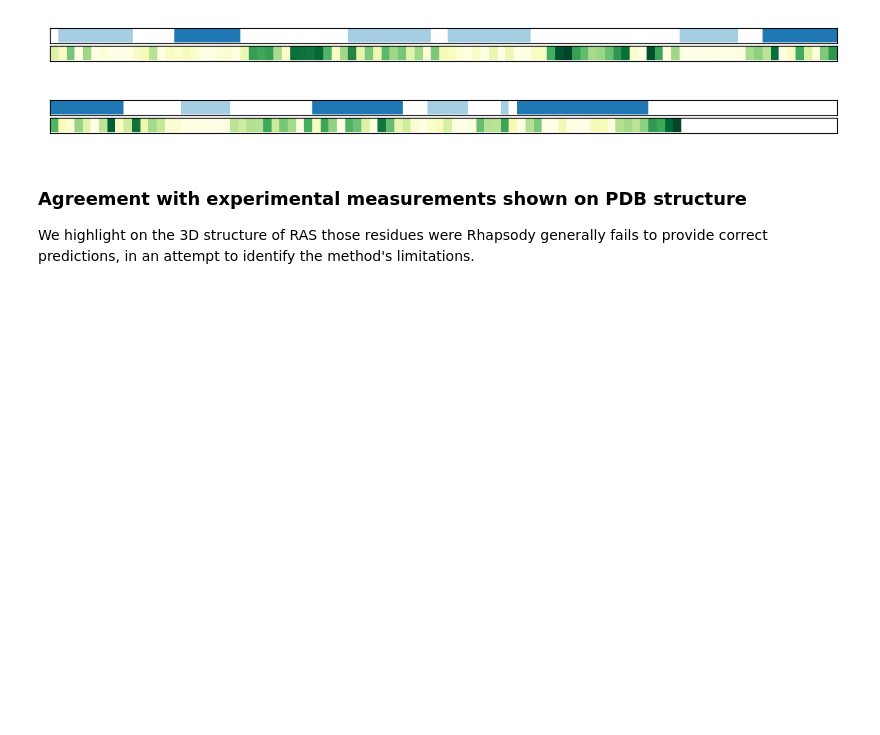
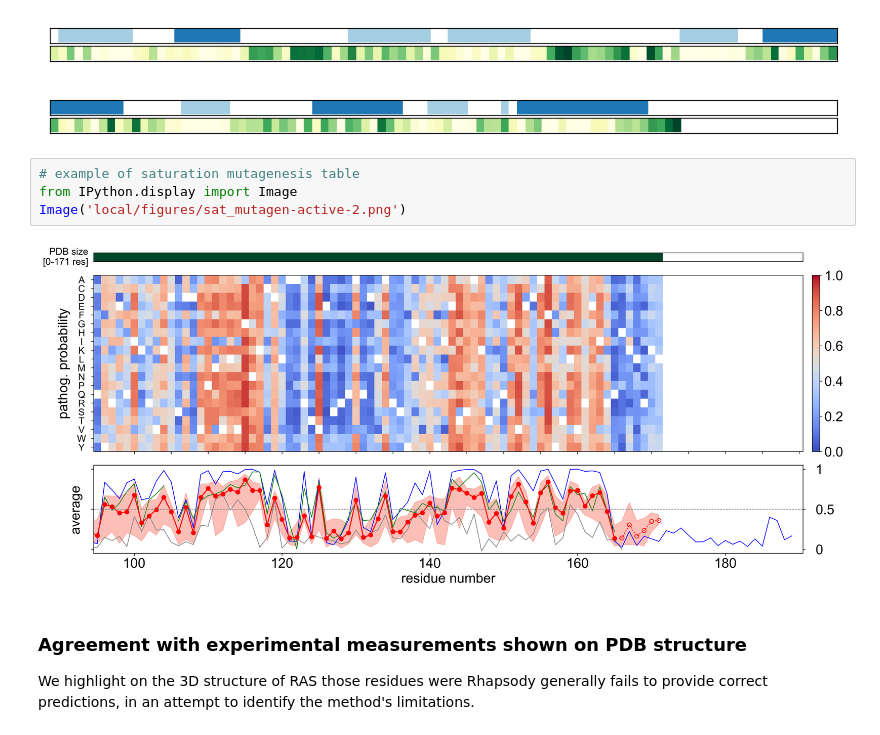
Before and after one commit to prody/rhapsody-tutorials, a Jupyter notebook: paper_Supplementary_Info/02-RAS_analysis/RAS_variants_analysis.ipynb, the cells around one changed output. Saved outputs shown, nothing was run; the diff lists cells and outputs as text; blank space fills up the shorter version.

```diff
--- a/paper_Supplementary_Info/02-RAS_analysis/RAS_variants_analysis.ipynb
+++ b/paper_Supplementary_Info/02-RAS_analysis/RAS_variants_analysis.ipynb
@@ -827,6 +827,12 @@ for i, (res_i, res_f) in enumerate([(1,95), (95,190)]):
 # %% [output]
 [figure]
 [figure]
+# %%
+# example of saturation mutagenesis table
+from IPython.display import Image
+Image('local/figures/sat_mutagen-active-2.png')
+# %% [output]
+[figure, added]
 # %% [markdown]
 ### Agreement with experimental measurements shown on PDB structure
 We highlight on the 3D structure of RAS those residues were Rhapsody generally fails to provide correct predictions, in an attempt to identify the method's limitations.
```
